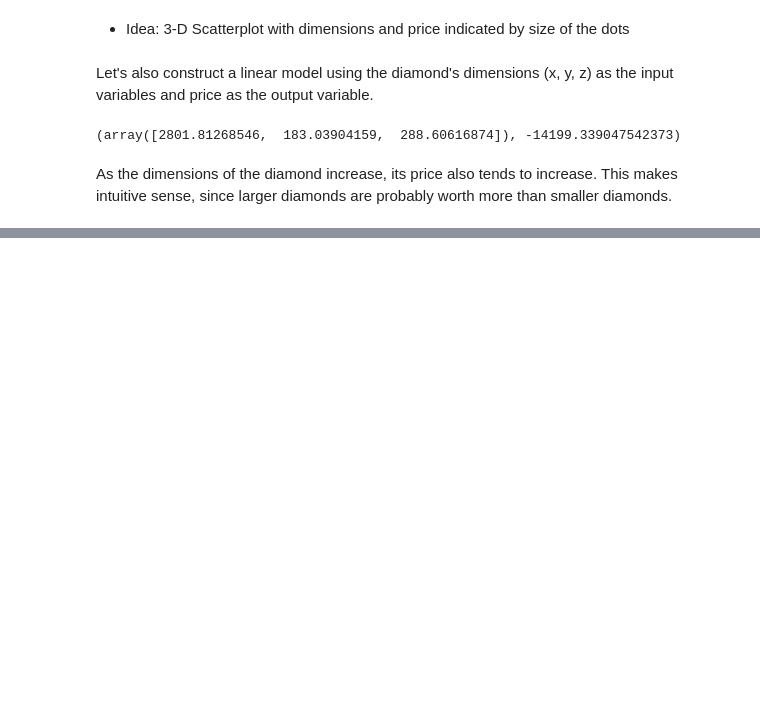
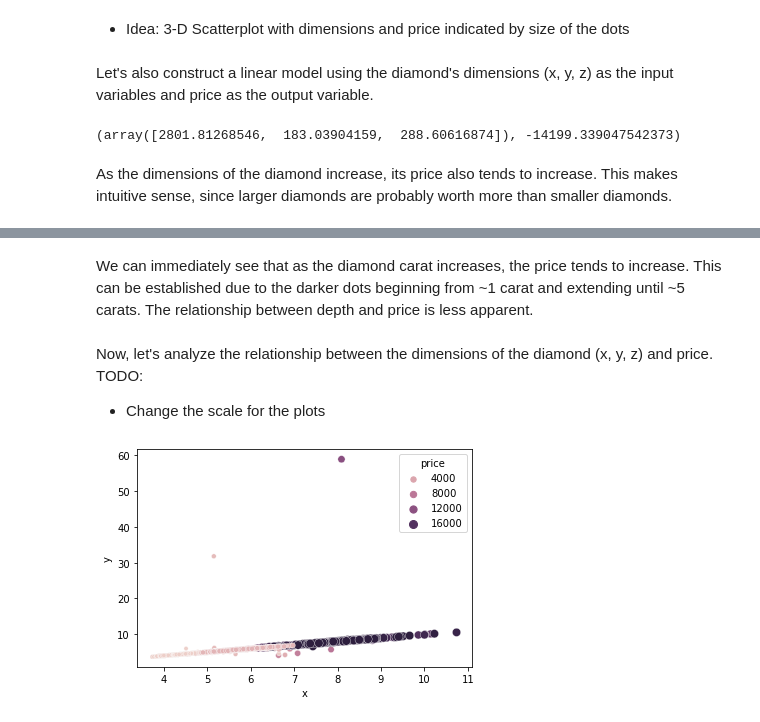
Before and after one commit to ahaldankar-vt/ahaldankar-vt.github.io, a Jupyter notebook: SampleBlog/posts/regression/index.ipynb, the cells around one changed output, grey strips where cells are left out. Saved outputs shown, nothing was run; the diff lists cells and outputs as text; code cells hidden in the pictures; blank space fills up the shorter version.

```diff
--- a/SampleBlog/posts/regression/index.ipynb
+++ b/SampleBlog/posts/regression/index.ipynb
@@ -163,0 +172,10 @@ As the dimensions of the diamond increase, its price also tends to increase. Thi
+# %% [markdown]
+We can immediately see that as the diamond carat increases, the price tends to increase. This can be established due to the darker dots beginning from ~1 carat and extending until ~5 carats. The relationship between depth and price is less apparent.
+# %% [markdown]
+Now, let's analyze the relationship between the dimensions of the diamond (x, y, z) and price.
+TODO:
+- Change the scale for the plots
+# %%
+ax = sns.scatterplot(data=diamonds, x="x", y="y", hue="price", size="price")
+# %% [output]
+[figure, added]
```
Also changed, not shown: parts of 13 cells of this notebook.
